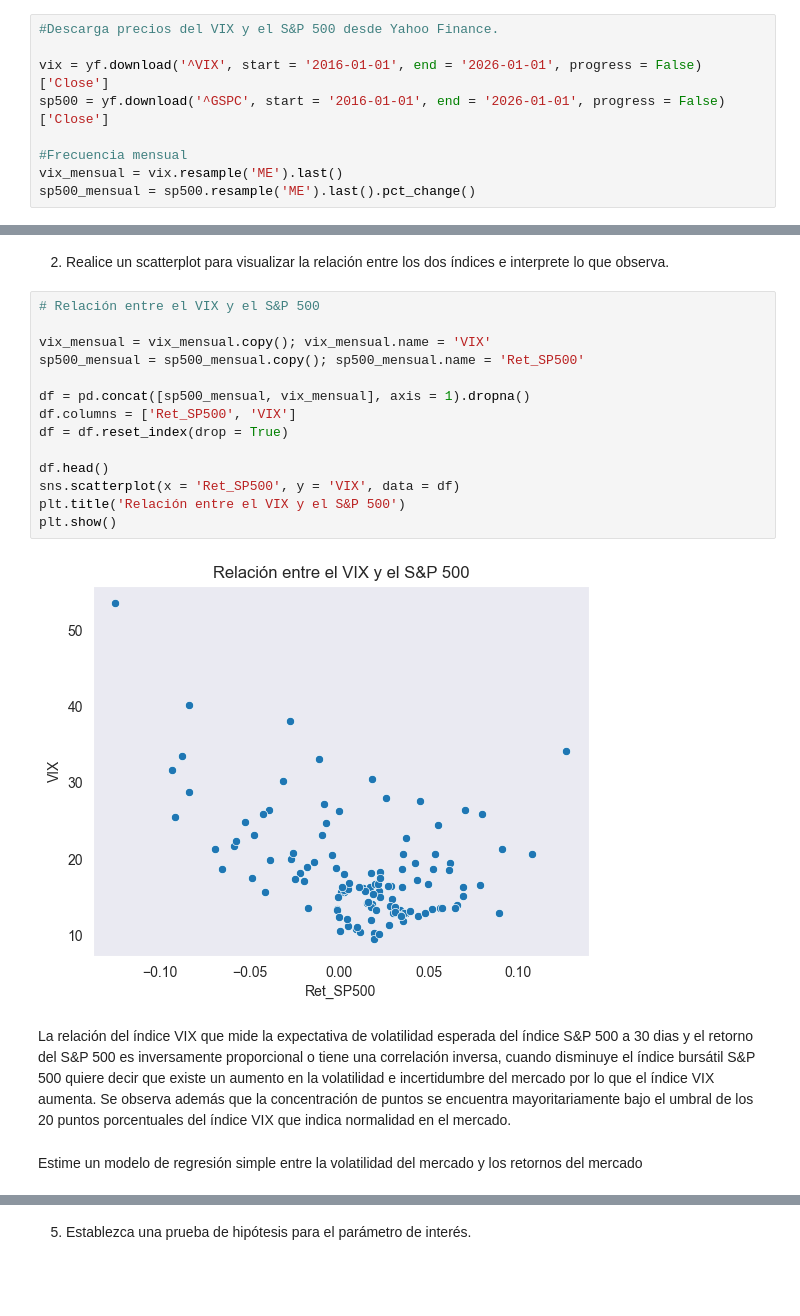
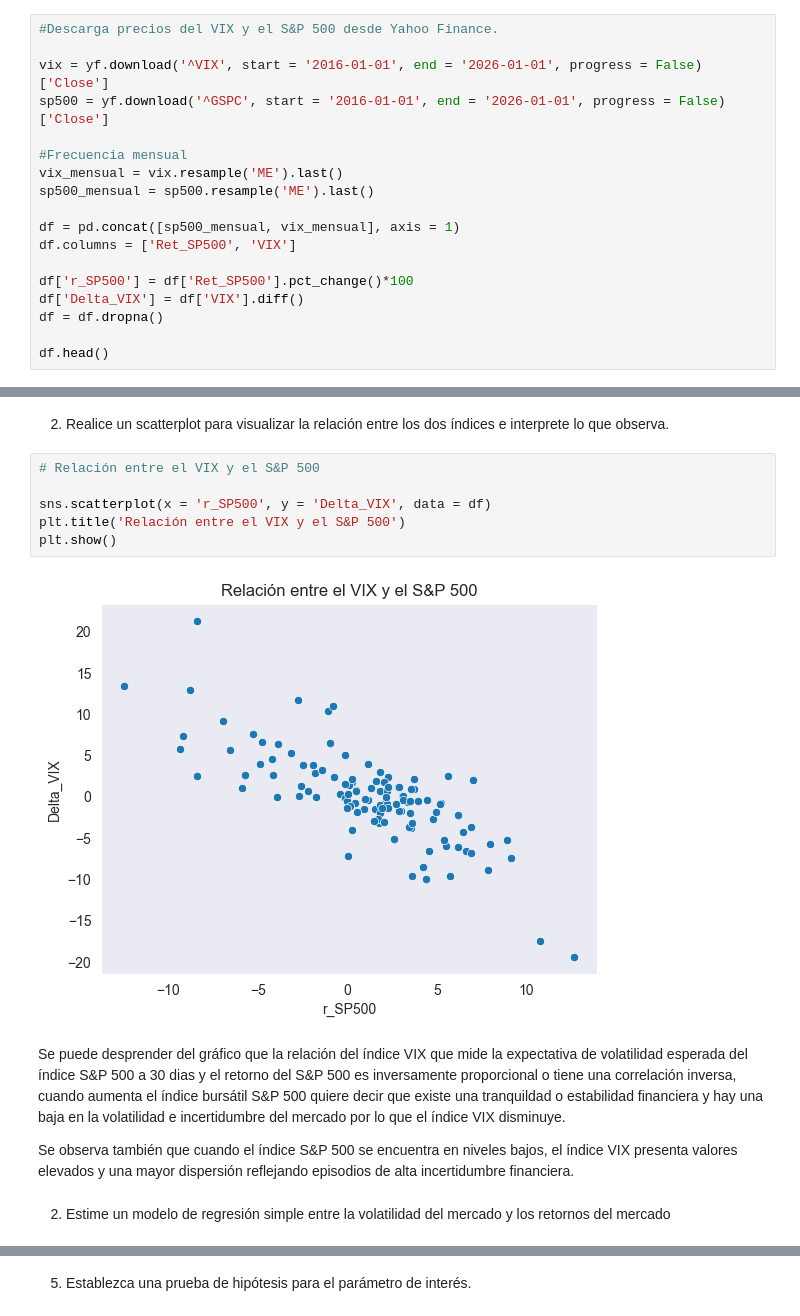
Before and after one commit to Felipe-Lopez-Vergara/ds_finance_-Lopez-, a Jupyter notebook: notebooks/HW_Sesion_3.ipynb, the cells around one changed output, grey strips where cells are left out. Cells and saved outputs as stored; diff of their text form; blank space fills up the shorter version.

```diff
--- a/notebooks/HW_Sesion_3.ipynb
+++ b/notebooks/HW_Sesion_3.ipynb
@@ -35,4 +35,13 @@ sp500 = yf.download('^GSPC', start = '2016-01-01', end = '2026-01-01', progress
 
 #Frecuencia mensual
 vix_mensual = vix.resample('ME').last()
-sp500_mensual = sp500.resample('ME').last().pct_change()
+sp500_mensual = sp500.resample('ME').last()
+
+df = pd.concat([sp500_mensual, vix_mensual], axis = 1)
+df.columns = ['Ret_SP500', 'VIX']
+
+df['r_SP500'] = df['Ret_SP500'].pct_change()*100
+df['Delta_VIX'] = df['VIX'].diff()
+df = df.dropna()
+
+df.head()
@@ -41,23 +57,17 @@ sp500_mensual = sp500.resample('ME').last().pct_change()
 # %%
 # Relación entre el VIX y el S&P 500
 
-vix_mensual = vix_mensual.copy(); vix_mensual.name = 'VIX'
-sp500_mensual = sp500_mensual.copy(); sp500_mensual.name = 'Ret_SP500'
-
-df = pd.concat([sp500_mensual, vix_mensual], axis = 1).dropna()
-df.columns = ['Ret_SP500', 'VIX']
-df = df.reset_index(drop = True)
-
-df.head()
-sns.scatterplot(x = 'Ret_SP500', y = 'VIX', data = df)
+sns.scatterplot(x = 'r_SP500', y = 'Delta_VIX', data = df)
 plt.title('Relación entre el VIX y el S&P 500')
 plt.show()
 # %% [output]
-[figure, old version]
+[figure, new version]
 # %% [markdown]
-La relación del índice VIX que mide la expectativa de volatilidad esperada del índice S&P 500 a 30 dias y el retorno del S&P 500 es inversamente proporcional o tiene una correlación inversa, cuando disminuye el índice bursátil S&P 500 quiere decir que existe un aumento en la volatilidad e incertidumbre del mercado por lo que el índice VIX aumenta. Se observa además que la concentración de puntos se encuentra mayoritariamente bajo el umbral de los 20 puntos porcentuales del índice VIX que indica normalidad en el mercado.
+Se puede desprender del gráfico que la relación del índice VIX que mide la expectativa de volatilidad esperada del índice S&P 500 a 30 dias y el retorno del S&P 500 es inversamente proporcional o tiene una correlación inversa, cuando aumenta el índice bursátil S&P 500 quiere decir que existe una tranquildad o estabilidad financiera y hay una baja en la volatilidad e incertidumbre del mercado por lo que el índice VIX disminuye.
+
+Se observa también que cuando el índice S&P 500 se encuentra en niveles bajos, el índice VIX presenta valores elevados y una mayor dispersión reflejando episodios de alta incertidumbre financiera.
 # %% [markdown]
-Estime un modelo de regresión simple entre la volatilidad del mercado y los retornos del mercado
+2. Estime un modelo de regresión simple entre la volatilidad del mercado y los retornos del mercado
 # %%
 df.head()
 # %% [output]
```
Also changed, not shown: parts of 14 cells of this notebook.
